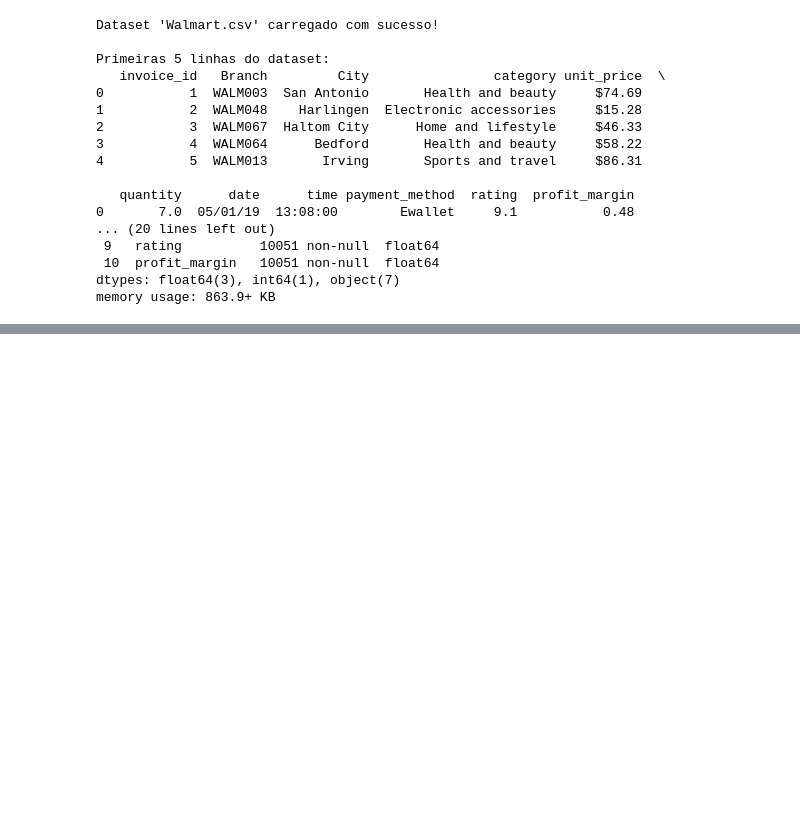
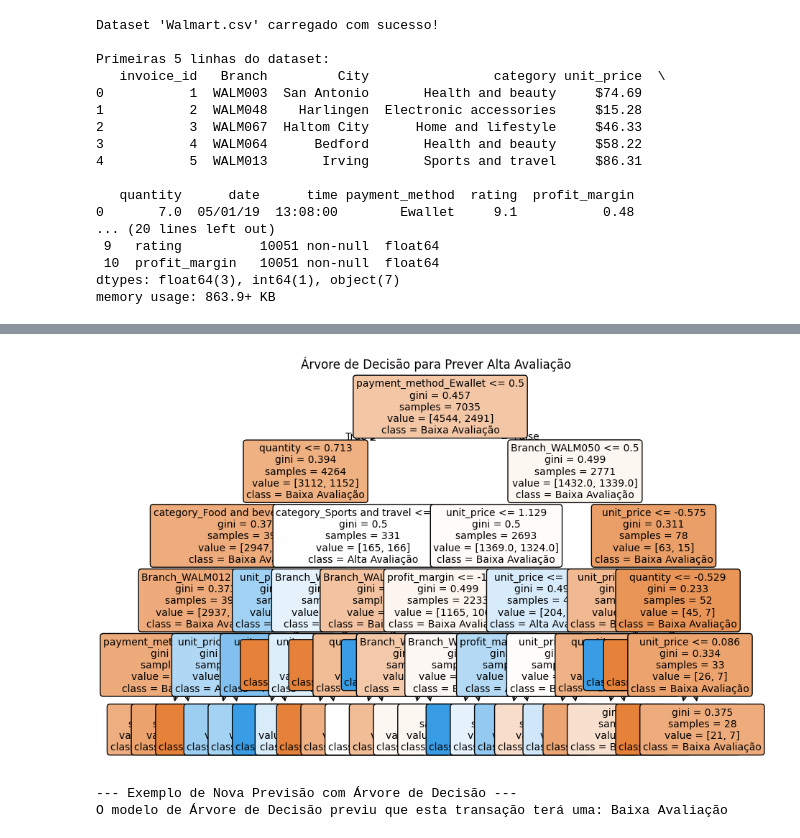
Before and after one commit to Haell39/IAClass_ML_Algorithms, a Jupyter notebook: arvore.ipynb, the cells around one changed output, grey strips where cells are left out. Drawn from its saved outputs; the diff is of its cells as text; code cells hidden in the pictures; blank space fills up the shorter version.

```diff
--- a/arvore.ipynb
+++ b/arvore.ipynb
@@ -45,0 +101,9 @@ memory usage: 863.9+ KB
+# %%
+# 6.  pré-processador  ColumnTransformer e Pipeline
+# Standardscaler para colunas numéricas **lembrar que decision tree nao precisa mas é boa prática
+# OneHotEncoder para colunas categóricas
+preprocessor = ColumnTransformer(
+    transformers=[
+        ('num', StandardScaler(), numeric_features),
+        ('cat', OneHotEncoder(handle_unknown='ignore'), categorical_features)
+    ])
@@ -45,0 +184,26 @@ memory usage: 863.9+ KB
+# %%
+# 10. Visualização da Árvore de Decisão
+# tem que acessar o OneHotEncoder do pipeline pra obter os nomes das features transformadas
+ohe_feature_names = dtree_pipeline.named_steps['preprocessor'].named_transformers_['cat'].get_feature_names_out(categorical_features)
+all_feature_names = numeric_features + list(ohe_feature_names)
+
+plt.figure(figsize=(10, 7))
+plot_tree(dtree_pipeline.named_steps['classifier'],feature_names=all_feature_names,class_names=['Baixa Avaliação', 'Alta Avaliação'],filled=True,rounded=True,fontsize=10)
+plt.title('Árvore de Decisão para Prever Alta Avaliação')
+plt.show()
+# %% [output]
+[figure, added]
+# %%
+# Exemplo de uma nova previsão usando o modelo
+print("\n--- Exemplo de Nova Previsão com Árvore de Decisão ---")
+# Criar um novo ponto de dados com valores hipotéticos
+novo_dado_transacao_dt = pd.DataFrame({'unit_price': [40.0],'quantity': [1.0],'profit_margin': [0.25],'category': ['Electronic accessories'],'payment_method': ['Ewallet'],'Branch': ['C']
+})
+
+# Fazer a previsão usando o pipeline treinado
+previsao_bruta_dt = dtree_pipeline.predict(novo_dado_transacao_dt)
+predicted_class_dt = 'Alta Avaliação' if previsao_bruta_dt[0] == 1 else 'Baixa Avaliação'
+print(f"O modelo de Árvore de Decisão previu que esta transação terá uma: {predicted_class_dt}")
+# %% [output]
+--- Exemplo de Nova Previsão com Árvore de Decisão ---
+O modelo de Árvore de Decisão previu que esta transação terá uma: Baixa Avaliação
```
Also changed, not shown: parts of 9 cells of this notebook.
